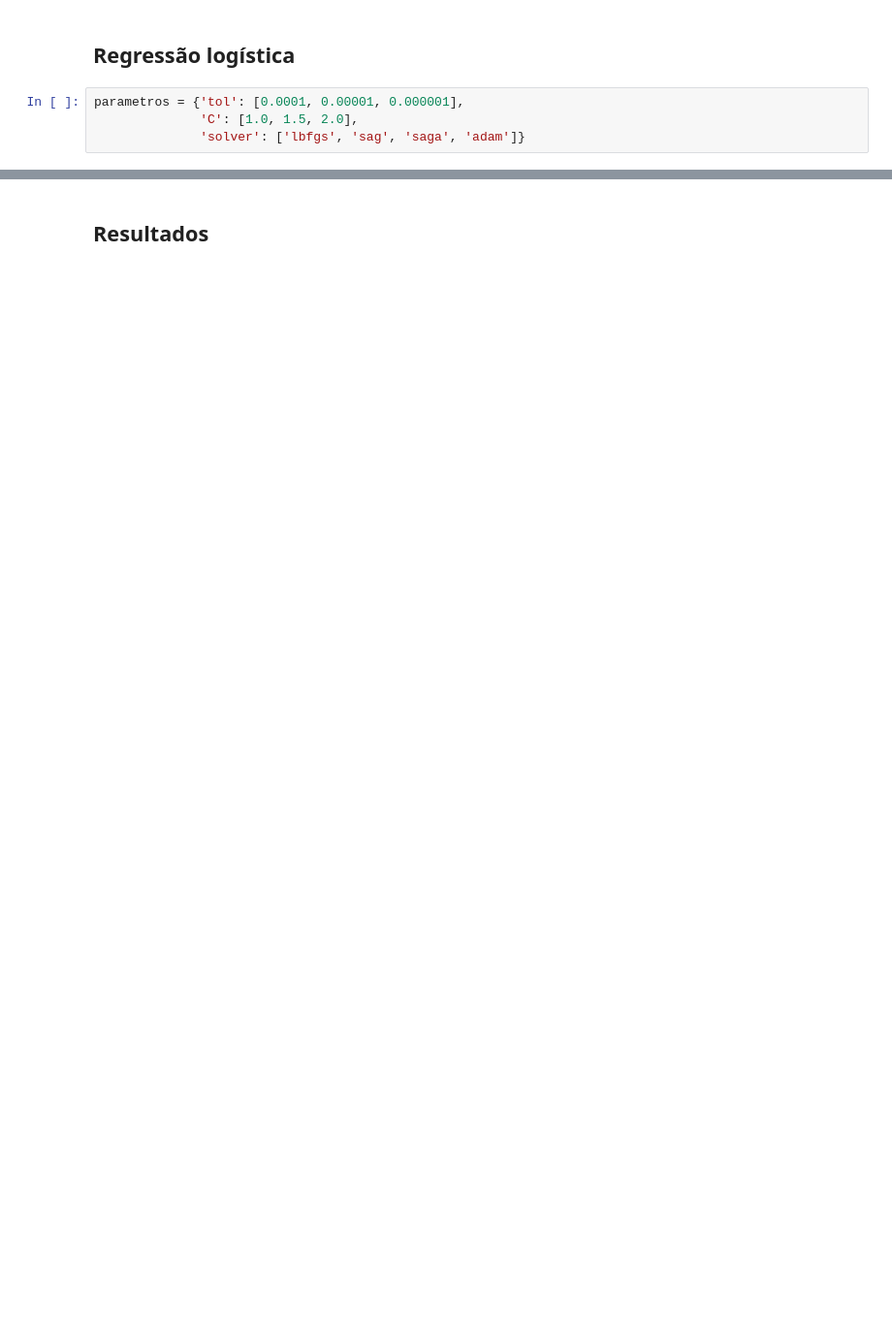
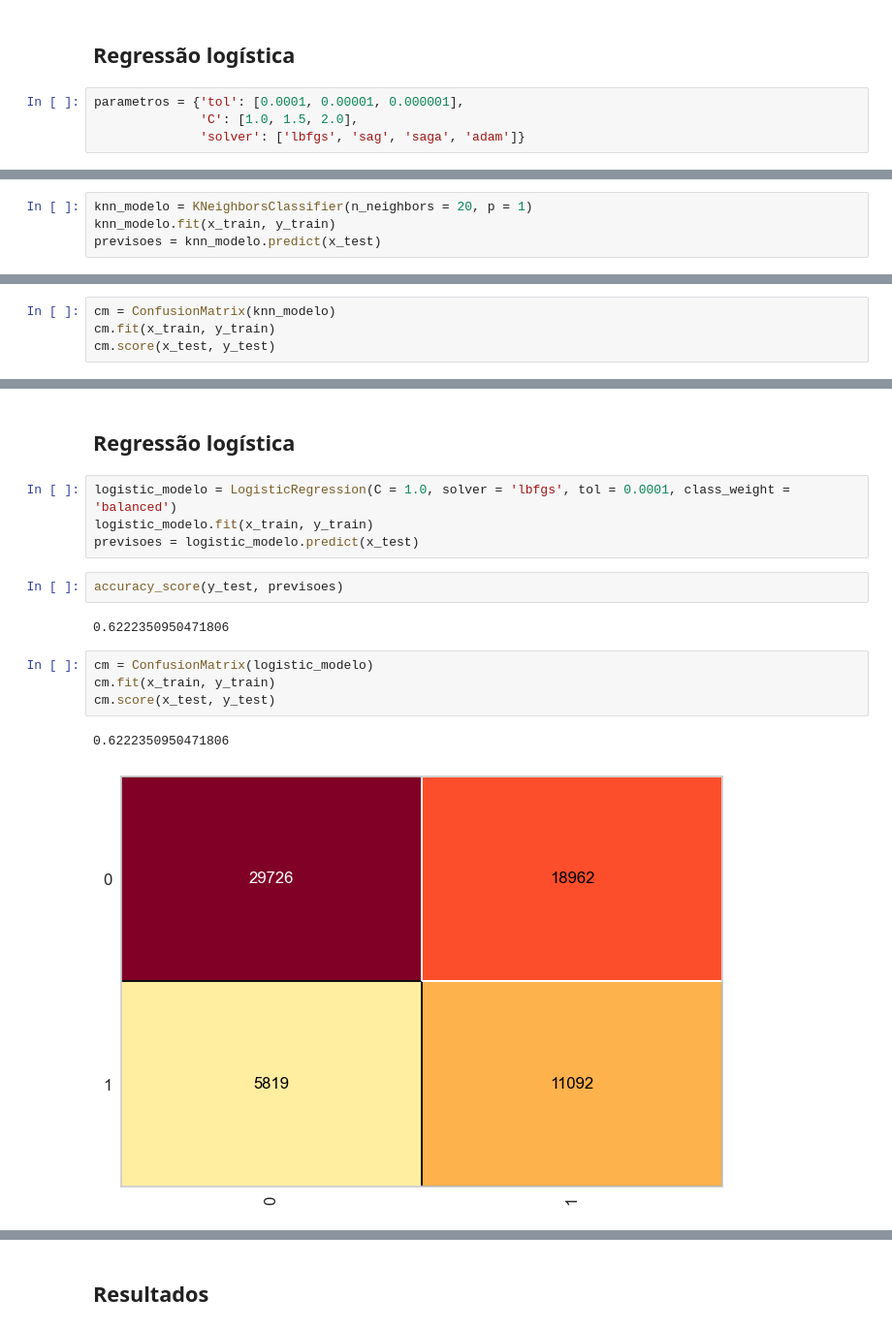
Before and after one commit to jesyavl/ADAPR5, a Jupyter notebook: ada_project_ml_i/notebooks/AdaPr5.ipynb, the cells around one changed output, grey strips where cells are left out. Shown at 97% size. Cells and saved outputs as stored; diff of their text form; blank space fills up the shorter version.

```diff
--- a/ada_project_ml_i/notebooks/AdaPr5.ipynb
+++ b/ada_project_ml_i/notebooks/AdaPr5.ipynb
@@ -908,0 +998,4 @@ print(melhor_resultado)
+# %%
+knn_modelo = KNeighborsClassifier(n_neighbors = 20, p = 1)
+knn_modelo.fit(x_train, y_train)
+previsoes = knn_modelo.predict(x_test)
@@ -908,0 +1006,4 @@ print(melhor_resultado)
+# %%
+cm = ConfusionMatrix(knn_modelo)
+cm.fit(x_train, y_train)
+cm.score(x_test, y_test)
@@ -908,0 +1024,17 @@ print(melhor_resultado)
+# %% [markdown]
+## Regressão logística
+# %%
+logistic_modelo = LogisticRegression(C = 1.0, solver = 'lbfgs', tol = 0.0001, class_weight = 'balanced')
+logistic_modelo.fit(x_train, y_train)
+previsoes = logistic_modelo.predict(x_test)
+# %%
+accuracy_score(y_test, previsoes)
+# %% [output]
+0.6222350950471806
+# %%
+cm = ConfusionMatrix(logistic_modelo)
+cm.fit(x_train, y_train)
+cm.score(x_test, y_test)
+# %% [output]
+0.6222350950471806
+[figure, added]
```
Also changed, not shown: parts of 49 cells of this notebook.
